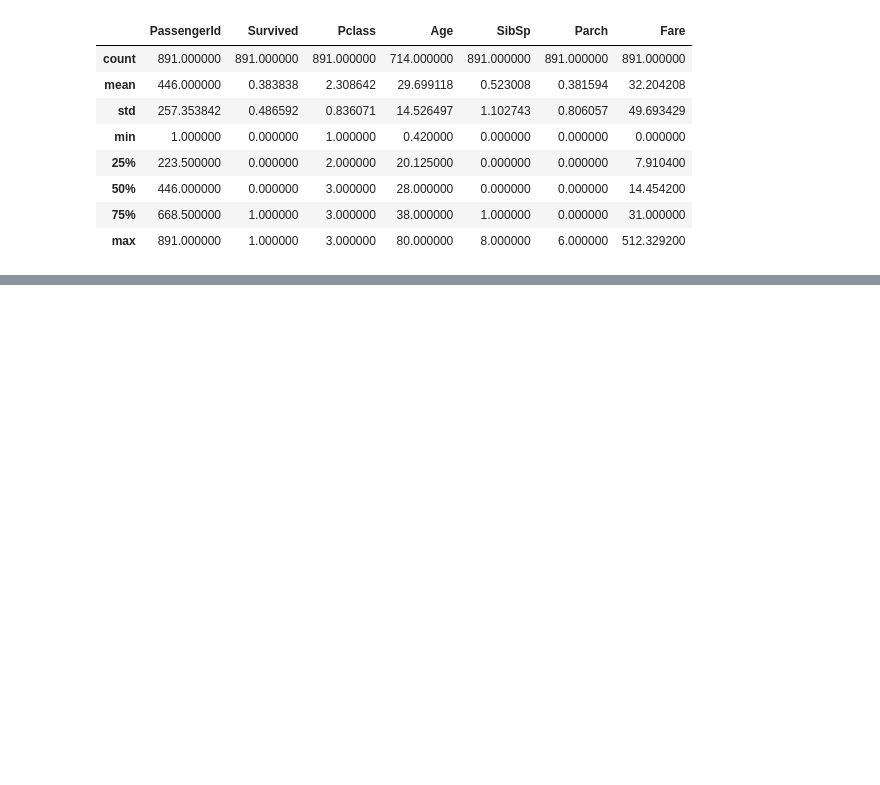
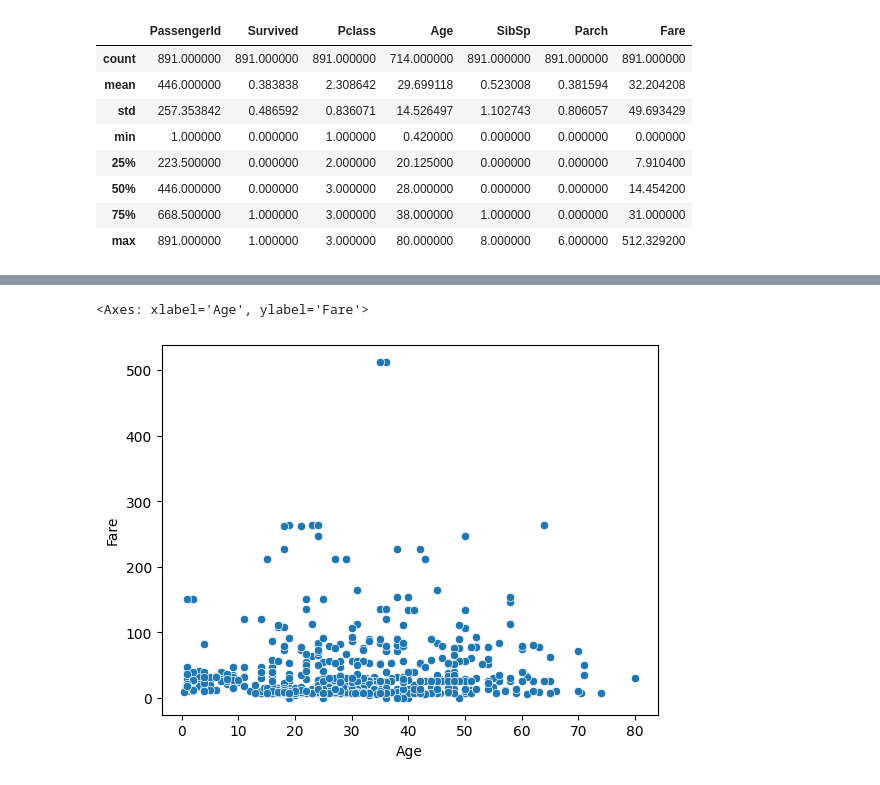
Before and after one commit to LordChinos/p101, a Jupyter notebook: p101.ipynb, the cells around one changed output, grey strips where cells are left out. Saved outputs shown, nothing was run; the diff lists cells and outputs as text; code cells hidden in the pictures; blank space fills up the shorter version.

```diff
--- a/p101.ipynb
+++ b/p101.ipynb
@@ -58,3 +58,12 @@ titanic.tail(10)
 | 888 | 889 | 0 | 3 | Johnston, Miss. Catherine Helen "... | female | NaN | 1 | 2 | W./C. 6607 | 23.4500 | ... |
 | 889 | 890 | 1 | 1 | Behr, Mr. Karl Howell | male | 26.0 | 0 | 0 | 111369 | 30.0000 | ... |
 | 890 | 891 | 0 | 3 | Dooley, Mr. Patrick | male | 32.0 | 0 | 0 | 370376 | 7.7500 | ... |
+# %%
+x1=titanic["Age"]
+y=titanic["Fare"]
+g=titanic["Sex"]
+
+seaborn.scatterplot(x=x1,y=y)
+# %% [output]
+<Axes: xlabel='Age', ylabel='Fare'>
+[figure, added]
```
Also changed, not shown: parts of 2 cells of this notebook.
